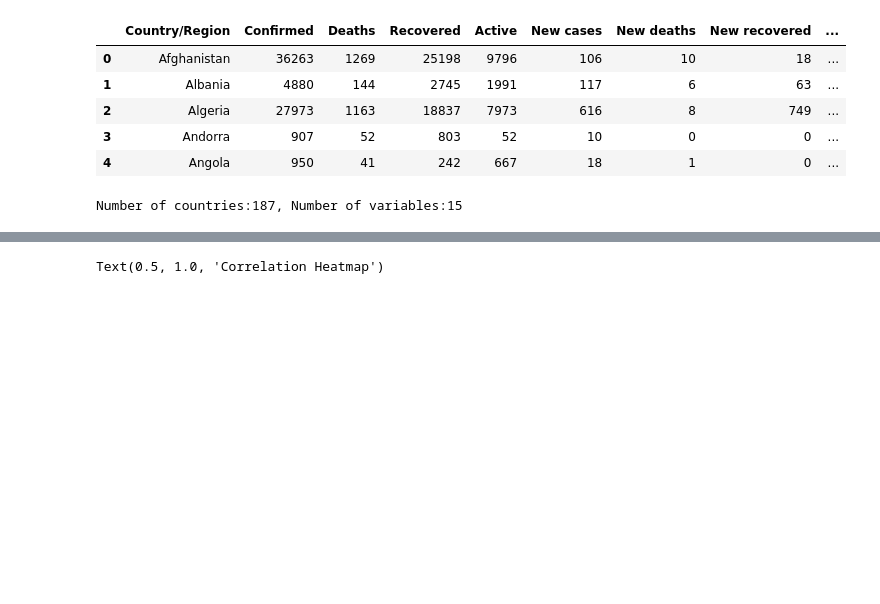
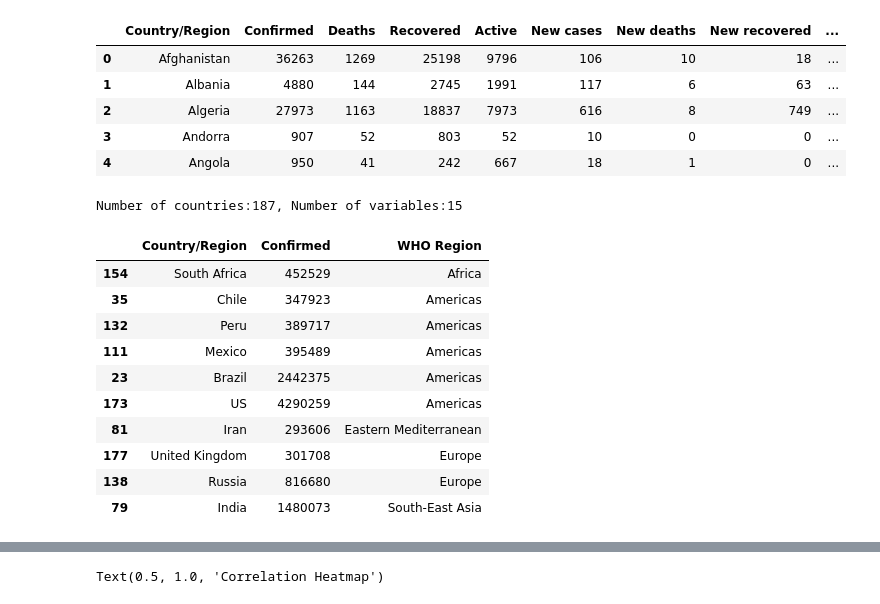
Before and after one commit to AmandaLinLi/Data-Science-Blog, a Jupyter notebook: udacity-project1.ipynb, the cells around one changed output, grey strips where cells are left out. Cells and saved outputs as stored; diff of their text form; code cells hidden in the pictures; blank space fills up the shorter version.

```diff
--- a/udacity-project1.ipynb
+++ b/udacity-project1.ipynb
@@ -59,11 +59,23 @@ pd.DataFrame(np.unique(df_country['WHO Region']),columns = ["WHO Region"])
 # %%
 # Sort the df_country by column 'Confirmed' in descending order,
 # then get the top 10 observations and save them in the new var 'df_country_sortconfirmed'
 
 df_country_sortconfirmed =df_country.sort_values('Confirmed',ascending= False).head(10).sort_values(['WHO Region','Confirmed'],ascending= True)
 
-# select and print columns 'Country/Region','Deaths','WHO Region' from dataframe df_country_sortconfirmed
-df_country_sortconfirmed[['Country/Region','Deaths','WHO Region']]
+# select and print columns 'Country/Region','Deaths','WHO Region' of df_country_sortconfirmed
+df_country_sortconfirmed[['Country/Region','Confirmed','WHO Region']]
+# %% [output]
+|  | Country/Region | Confirmed | WHO Region |
+| 154 | South Africa | 452529 | Africa |
+| 35 | Chile | 347923 | Americas |
+| 132 | Peru | 389717 | Americas |
+| 111 | Mexico | 395489 | Americas |
+| 23 | Brazil | 2442375 | Americas |
+| 173 | US | 4290259 | Americas |
+| 81 | Iran | 293606 | Eastern Mediterranean |
+| 177 | United Kingdom | 301708 | Europe |
+| 138 | Russia | 816680 | Europe |
+| 79 | India | 1480073 | South-East Asia |
 # %%
 # prepare parameters for plots
 
```
Also changed, not shown: parts of 2 cells of this notebook.
